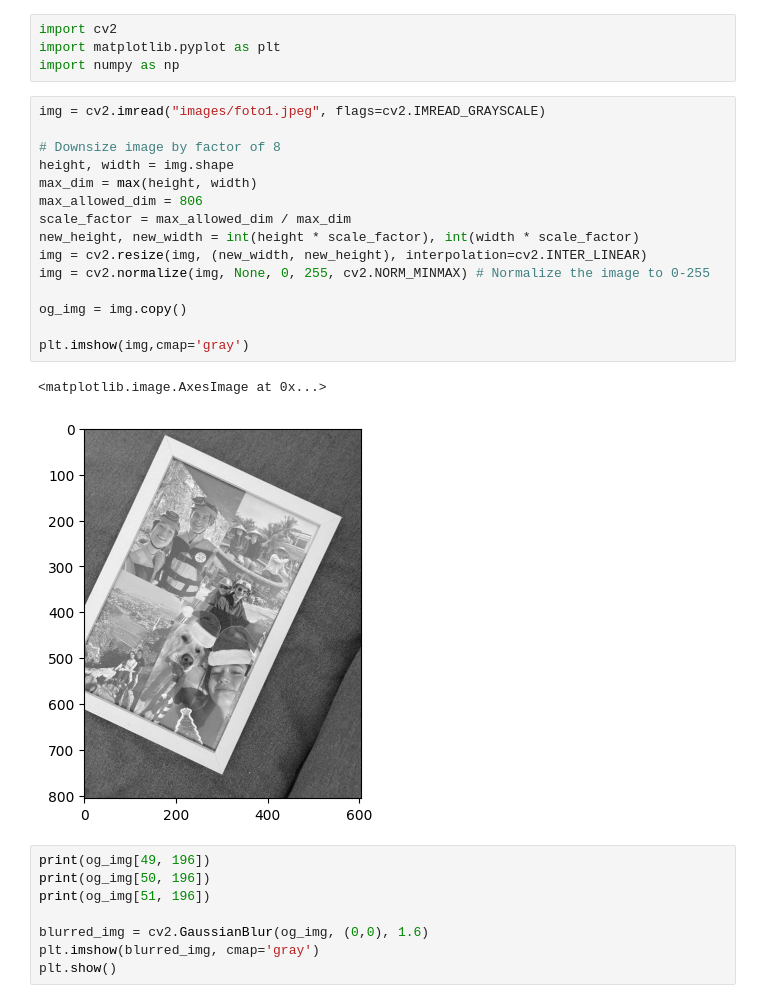
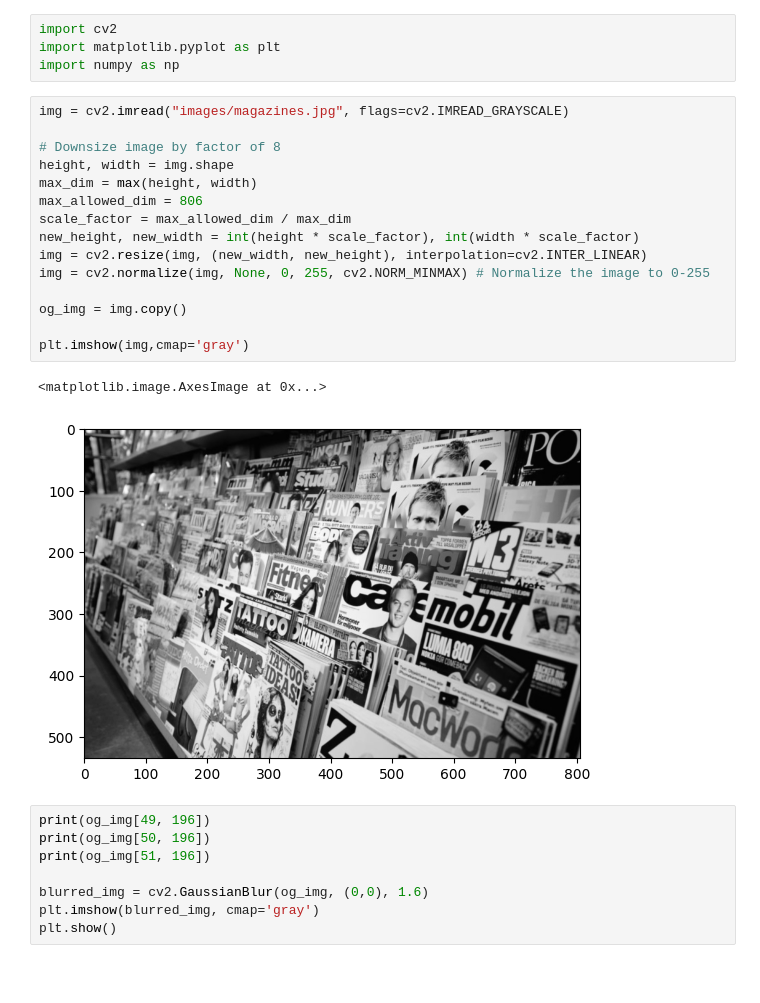
Before and after one commit to Meesdeboer/SIFT-from-scratch, a Jupyter notebook: 1. Keypoint detection.ipynb, the cells around one changed output. Saved outputs shown, nothing was run; the diff lists cells and outputs as text; blank space fills up the shorter version.

```diff
--- a/1. Keypoint detection.ipynb
+++ b/1. Keypoint detection.ipynb
@@ -3,23 +3,23 @@ import cv2
 import matplotlib.pyplot as plt
 import numpy as np
 # %%
-img = cv2.imread("images/foto1.jpeg", flags=cv2.IMREAD_GRAYSCALE)
+img = cv2.imread("images/magazines.jpg", flags=cv2.IMREAD_GRAYSCALE)
 
 # Downsize image by factor of 8
 height, width = img.shape
 max_dim = max(height, width)
 max_allowed_dim = 806
 scale_factor = max_allowed_dim / max_dim
 new_height, new_width = int(height * scale_factor), int(width * scale_factor)
 img = cv2.resize(img, (new_width, new_height), interpolation=cv2.INTER_LINEAR)
 img = cv2.normalize(img, None, 0, 255, cv2.NORM_MINMAX) # Normalize the image to 0-255
 
 og_img = img.copy()
 
 plt.imshow(img,cmap='gray')
 # %% [output]
 <matplotlib.image.AxesImage at 0x...>
-[figure, old version]
+[figure, new version]
 # %%
 print(og_img[49, 196])
 print(og_img[50, 196])
```
Also changed, not shown: parts of 2 cells of this notebook, 1 other file.
